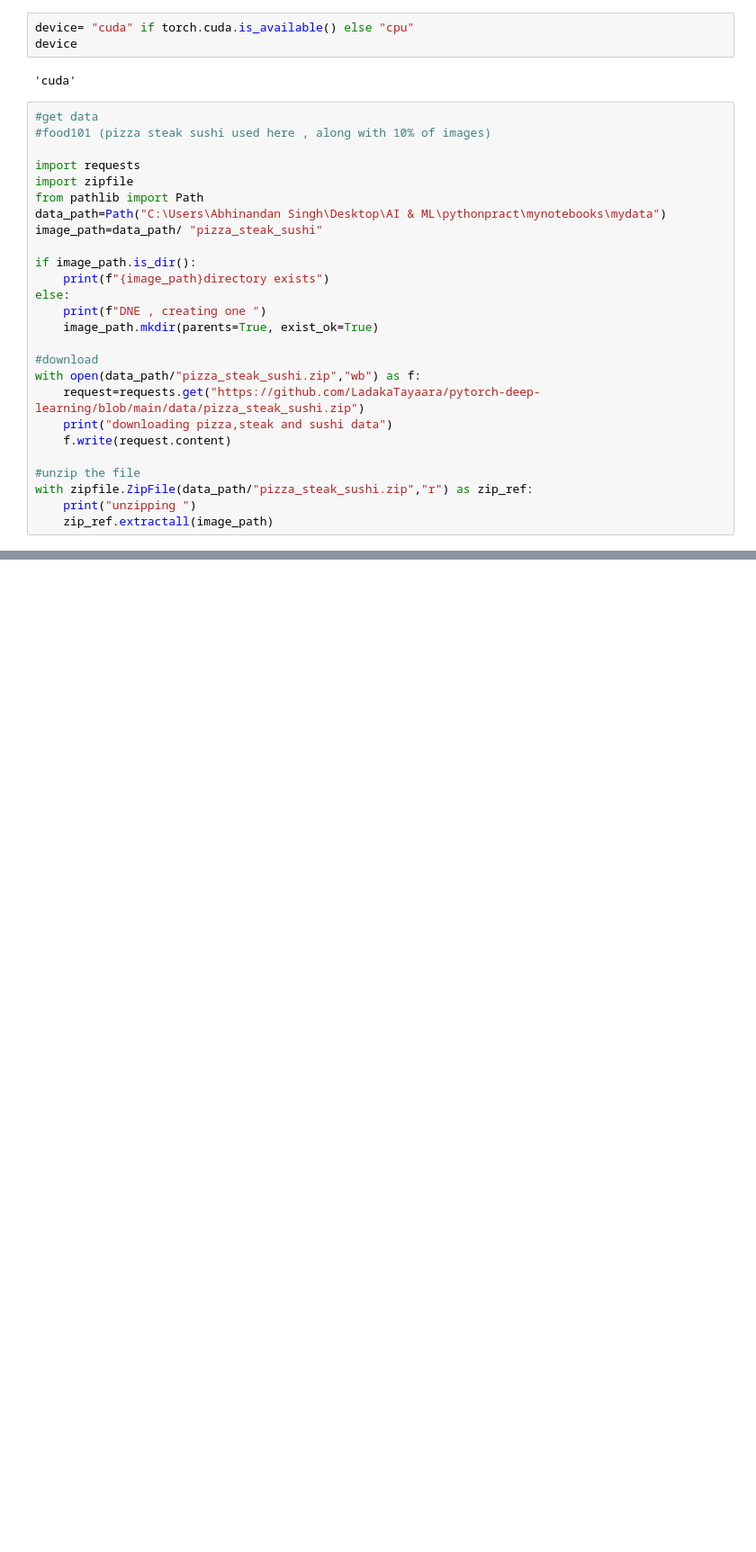
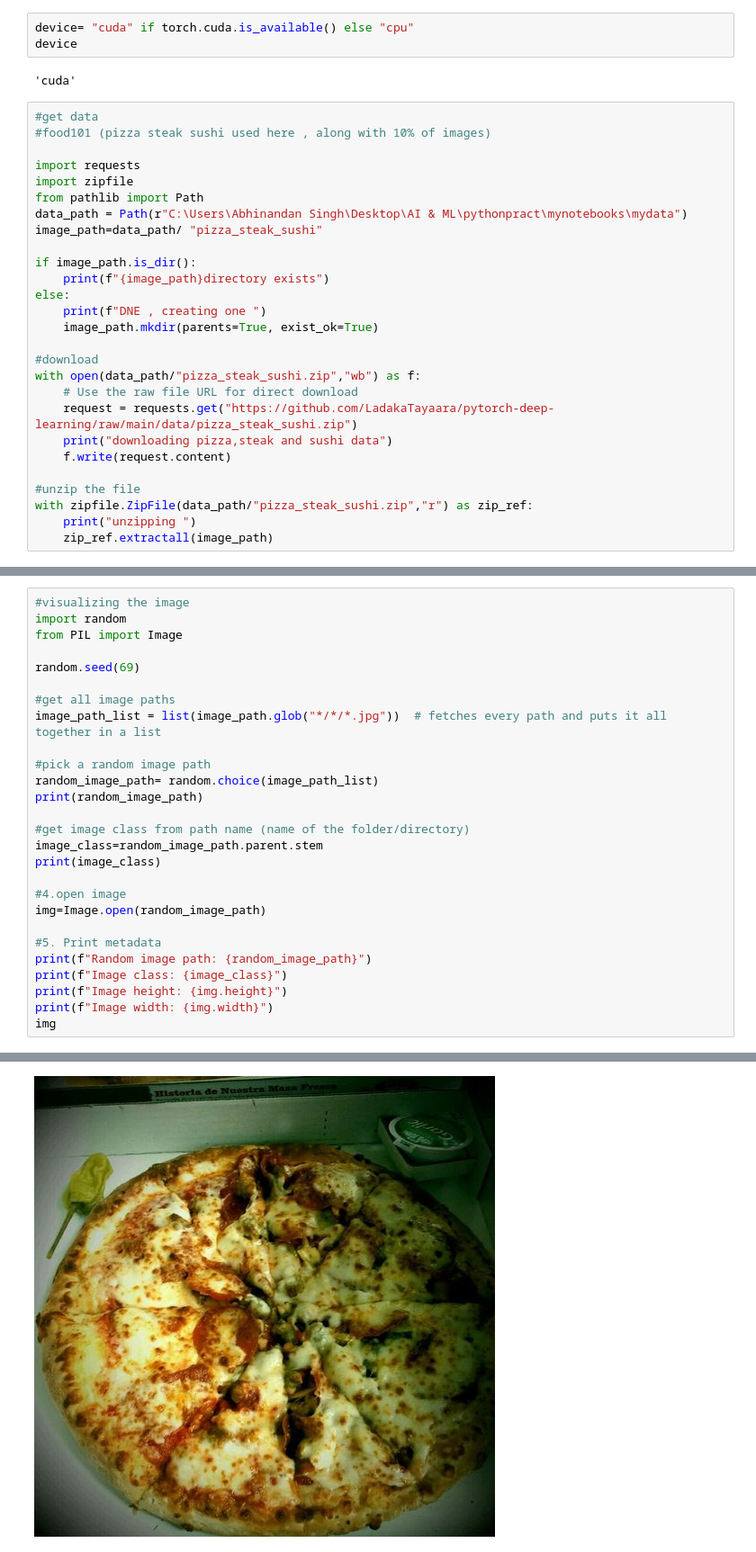
Before and after one commit to LadakaTayaara/deep-learning-codealong-nb, a Jupyter notebook: customdatasettut.ipynb, the cells around one changed output, grey strips where cells are left out. Shown at 90% size. Drawn from its saved outputs; the diff is of its cells as text; blank space fills up the shorter version.

Commit message:
image loading modifications

```diff
--- a/customdatasettut.ipynb
+++ b/customdatasettut.ipynb
@@ -18,7 +18,7 @@ device
 import requests
 import zipfile
 from pathlib import Path
-data_path=Path("C:\Users\Abhinandan Singh\Desktop\AI & ML\pythonpract\mynotebooks\mydata")
+data_path = Path(r"C:\Users\Abhinandan Singh\Desktop\AI & ML\pythonpract\mynotebooks\mydata")
 image_path=data_path/ "pizza_steak_sushi"
 
 if image_path.is_dir():
@@ -29,7 +29,8 @@ else:
 
 #download
 with open(data_path/"pizza_steak_sushi.zip","wb") as f:
-    request=requests.get("https://github.com/LadakaTayaara/pytorch-deep-learning/blob/main/data/pizza_steak_sushi.zip")
+    # Use the raw file URL for direct download
+    request = requests.get("https://github.com/LadakaTayaara/pytorch-deep-learning/raw/main/data/pizza_steak_sushi.zip")
     print("downloading pizza,steak and sushi data")
     f.write(request.content)
 
@@ -41,0 +72,28 @@ SyntaxError: (unicode error) 'unicodeescape' codec can't decode bytes in positio
+# %%
+#visualizing the image
+import random
+from PIL import Image
+
+random.seed(69)
+
+#get all image paths
+image_path_list = list(image_path.glob("*/*/*.jpg"))  # fetches every path and puts it all together in a list
+
+#pick a random image path
+random_image_path= random.choice(image_path_list)
+print(random_image_path)
+
+#get image class from path name (name of the folder/directory)
+image_class=random_image_path.parent.stem
+print(image_class)
+
+#4.open image
+img=Image.open(random_image_path)
+
+#5. Print metadata
+print(f"Random image path: {random_image_path}")
+print(f"Image class: {image_class}")
+print(f"Image height: {img.height}")
+print(f"Image width: {img.width}")
+img
+# %% [output]
@@ -41,0 +106 @@ SyntaxError: (unicode error) 'unicodeescape' codec can't decode bytes in positio
+[figure, added]
```
Also changed, not shown: parts of 4 cells of this notebook.
